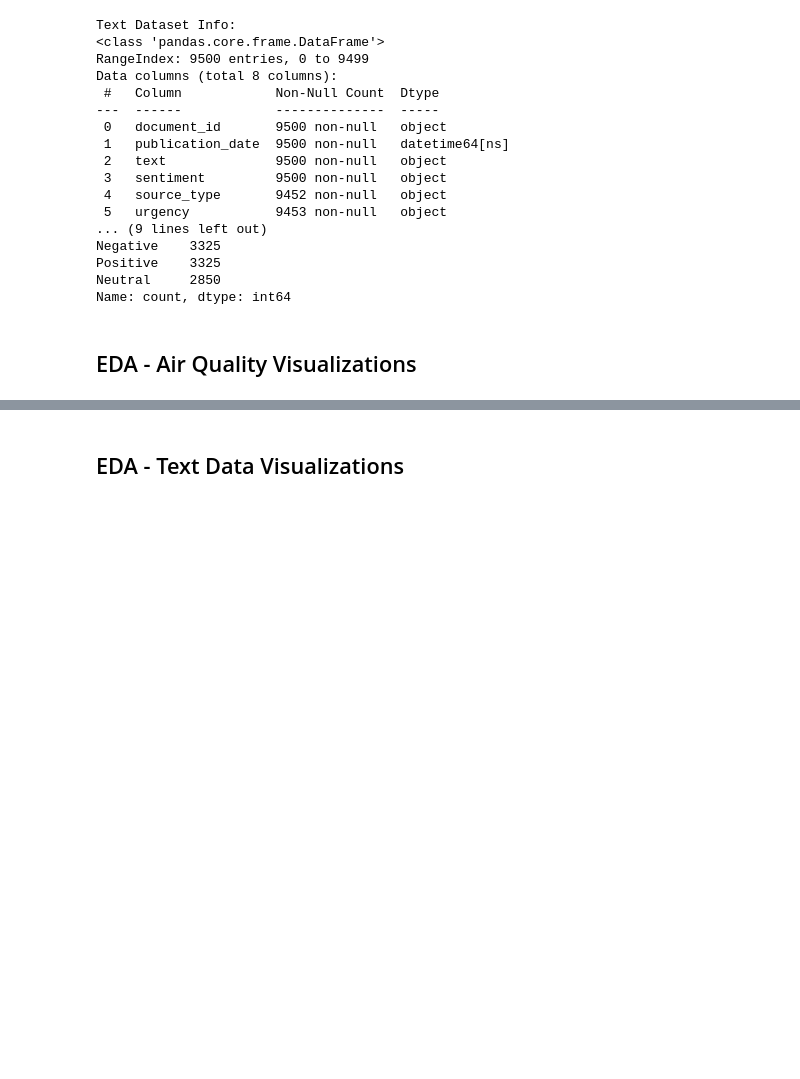
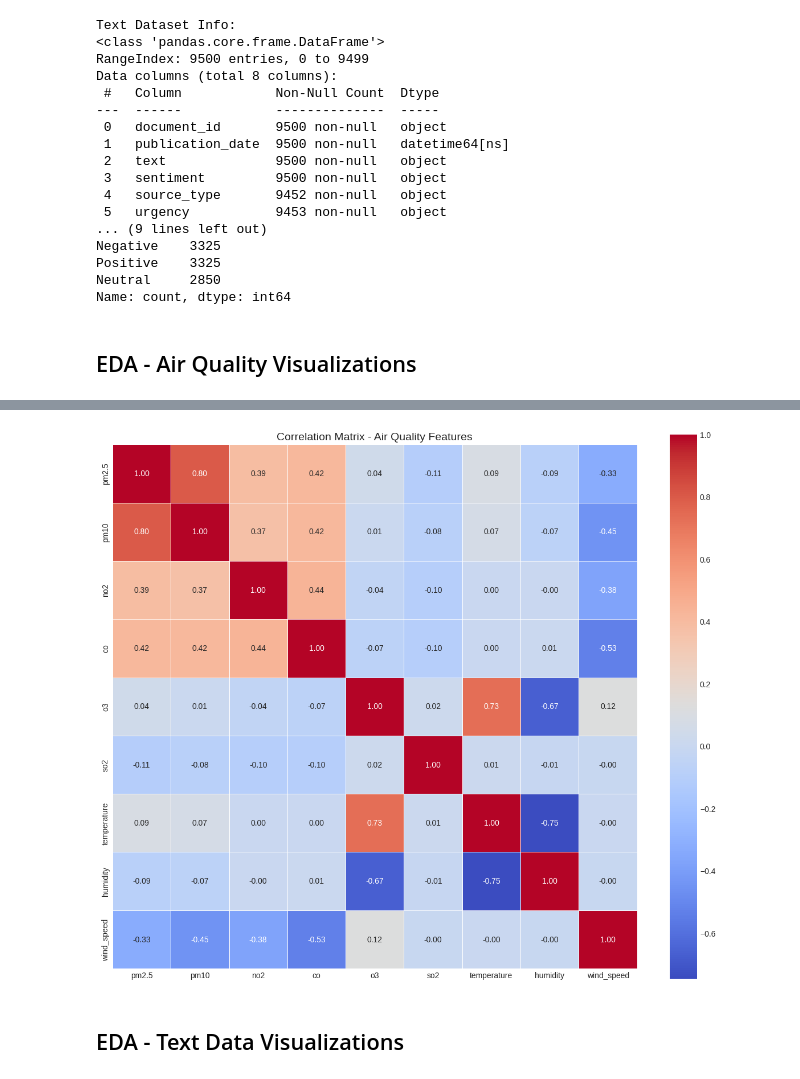
Before and after one commit to durga79/environment-ml_project, a Jupyter notebook: notebooks/01_data_collection_preprocessing.ipynb, the cells around one changed output, grey strips where cells are left out. Saved outputs shown, nothing was run; the diff lists cells and outputs as text; code cells hidden in the pictures; blank space fills up the shorter version.

```diff
--- a/notebooks/01_data_collection_preprocessing.ipynb
+++ b/notebooks/01_data_collection_preprocessing.ipynb
@@ -247,13 +278,14 @@ plt.show()
 # %%
 cols = ['pm2.5', 'pm10', 'no2', 'co', 'o3', 'so2', 'temperature', 'humidity', 'wind_speed']
 corr = air_quality_df[cols].corr()
 plt.figure(figsize=(12, 10))
 sns.heatmap(corr, annot=True, fmt='.2f', cmap='coolwarm', square=True, linewidths=0.5)
 plt.title('Correlation Matrix - Air Quality Features', fontsize=14)
 plt.tight_layout()
-os.makedirs(os.path.dirname('results/figures/correlation.png'), exist_ok=True)
 plt.savefig('results/figures/correlation.png', dpi=300)
 plt.show()
+# %% [output]
+[figure, added]
 # %% [markdown]
 ## EDA - Text Data Visualizations
 # %%
```
Also changed, not shown: parts of 13 cells of this notebook, 59 other files.
